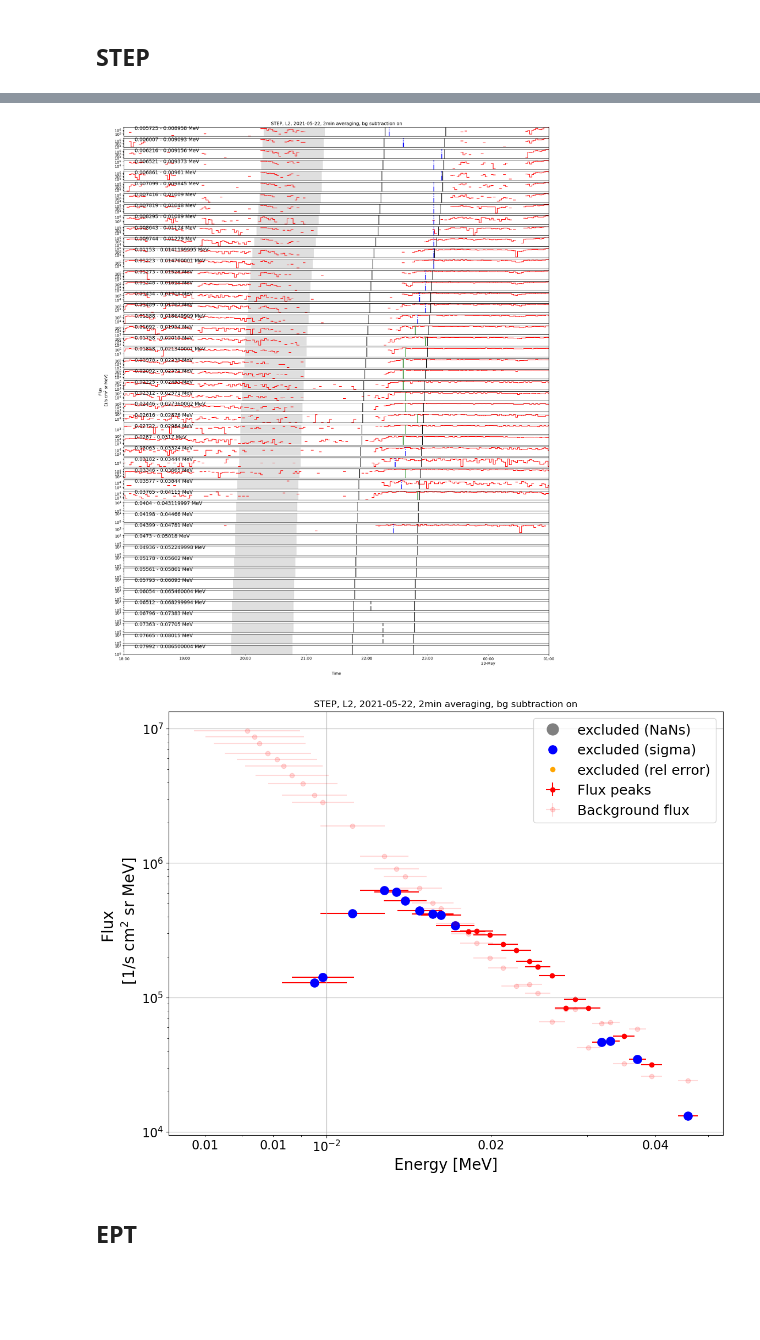
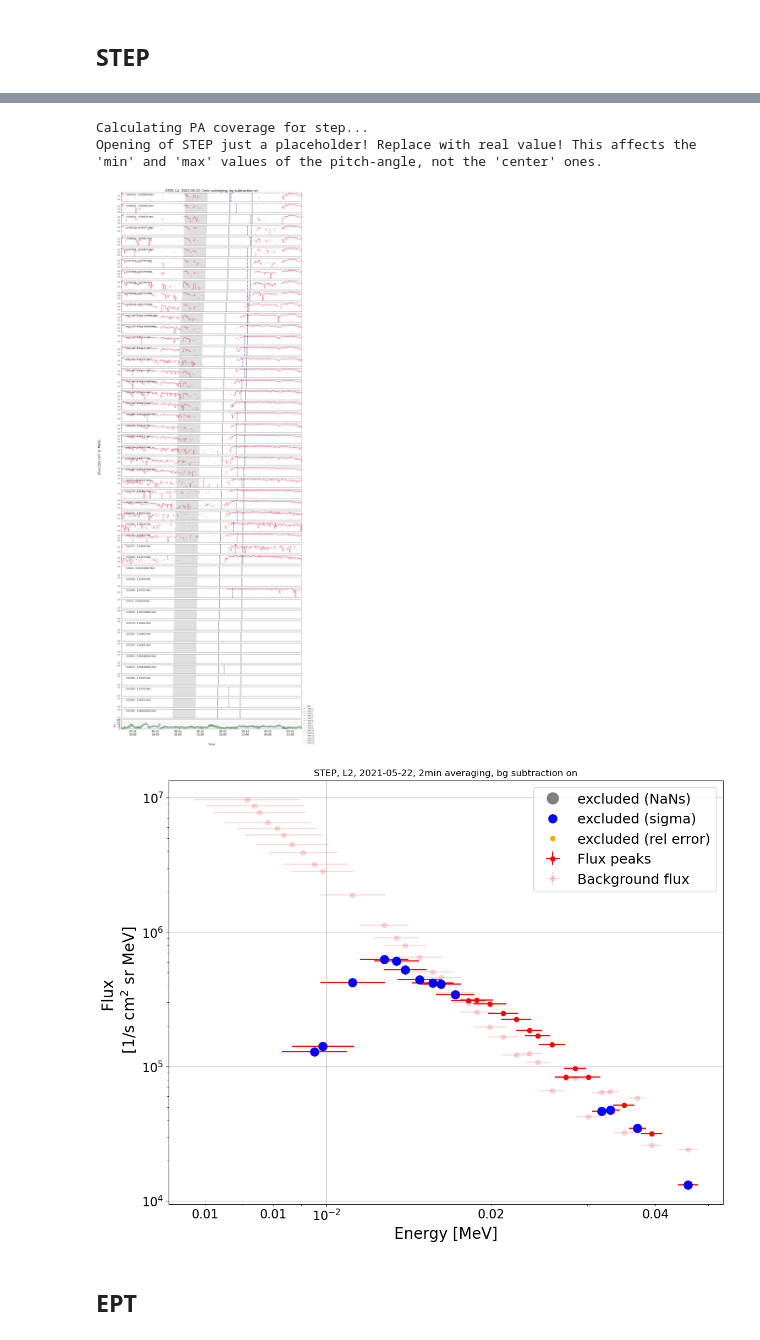
Before and after one commit to AnnamariaFedeli/SolOEPD-Plot-n-Fit-SEE, a Jupyter notebook: Plot-n-Fit-SEE-EnergySpectra.ipynb, the cells around one changed output, grey strips where cells are left out. Saved outputs shown, nothing was run; the diff lists cells and outputs as text; code cells hidden in the pictures; blank space fills up the shorter version.

```diff
--- a/Plot-n-Fit-SEE-EnergySpectra.ipynb
+++ b/Plot-n-Fit-SEE-EnergySpectra.ipynb
@@ -48,3 +47,6 @@ plot_end = '2021-05-23-0100'
+# %%
+plot_start = str(date-timedelta(hours = 4))[:-3].replace(' ', '-').replace(':', '')
+plot_end = str(date+timedelta(hours = 4))[:-3].replace(' ', '-').replace(':', '')
 # %% [markdown]
 <br> Backgroud window:
 <br>Default values: bg_start= None, bg_end = None, bg_distance_from_window = None, bg_period = None
@@ -65,7 +67,7 @@ injection time Format: yyyy-mm-dd-hhmm
 # %%
 # Need to subtract the light travel time at SolO distance because the Raul inj. times
 # in the STIX/EPD table are shifted from sun to SolO and I need inj. time at the Sun
-t_inj = '2021-05-22-2131'
+t_inj = str(date)[:-3].replace(' ', '-').replace(':', '')
 # %% [markdown]
 <br>For a fixed non sliding window input travel_distance = 0,
 <br>travel_distance_second_slope = None, fixed_window = period in minutes
@@ -92,4 +94,5 @@ autodownload_data = True
 #direction not in filenames need to fix that
 direction = ['sun']
 data_type = 'l2'
+plot_pa = True
 # %% [markdown]
@@ -96,0 +100,6 @@ data_type = 'l2'
+# %%
+if plot_pa:
+    msdate = dt.datetime.combine(pd.to_datetime(plot_start).date(), dt.time.min)
+    medate = dt.datetime.combine(pd.to_datetime(plot_end).date()+ dt.timedelta(days=1), dt.time.min) #+ dt.timedelta(days=1)
+
+    mag_srf = solo_mag_loader(msdate, medate, level='l2', frame='srf', av=None, path=path_to_folder)
@@ -106,28 +123,33 @@ OSError: [Errno 45] Operation not supported: '/home/annafed'
 # %%
 for av in averaging:
     data_step = extract_electron_data(df_particles_step, energies_step, plot_start, plot_end, t_inj,
                                       bgstart = bg_start , bgend = bg_end, bg_distance_from_window = bg_distance_from_window,
                                       bg_period = bg_period, travel_distance = travel_distance,
                                       travel_distance_second_slope = travel_distance_second_slope, fixed_window = fixed_window,
                                       instrument = 'step', data_type = 'l2', averaging_mode='mean', averaging=av,
                                       masking=True)
+    if plot_pa:
+        mag_srf = mag_srf.resample('{}min'.format(av)).mean()
+        coverage = calc_pa_coverage('step', mag_srf)
 
     if saving: write_to_csv(data_step, path=path_to_folder)
     bg_b = True
-    plot_channels(data_step, bg_subtraction=bg_b, path=path_to_folder, savefig=saving)
+    plot_channels(data_step, bg_subtraction=bg_b, path=path_to_folder, savefig=saving, plot_pa=plot_pa, coverage=coverage, sensor = 'step')
     bg_b = True
     plot_spectrum_peak(data_step, bg_subtraction=bg_b, path=path_to_folder, savefig=saving)
 # %% [output]
 A value is trying to be set on a copy of a slice from a DataFrame.
 Try using .loc[row_indexer,col_indexer] = value instead
 
 See the caveats in the documentation: https://pandas.pydata.org/pandas-docs/stable/user_guide/indexing.html#returning-a-view-versus-a-copy
   df_electron_fluxes[df_electron_fluxes<0] = np.NaN
 A value is trying to be set on a copy of a slice from a DataFrame
 
 See the caveats in the documentation: https://pandas.pydata.org/pandas-docs/stable/user_guide/indexing.html#returning-a-view-versus-a-copy
   df_electron_fluxes[df_electron_fluxes<0] = np.NaN
+Calculating PA coverage for step...
+Opening of STEP just a placeholder! Replace with real value! This affects the 'min' and 'max' values of the pitch-angle, not the 'center' ones.
-[figure, old version]
+[figure, new version]
 [figure]
 # %% [markdown]
 ## EPT
```
Also changed, not shown: parts of 17 cells of this notebook, 5 other files.
